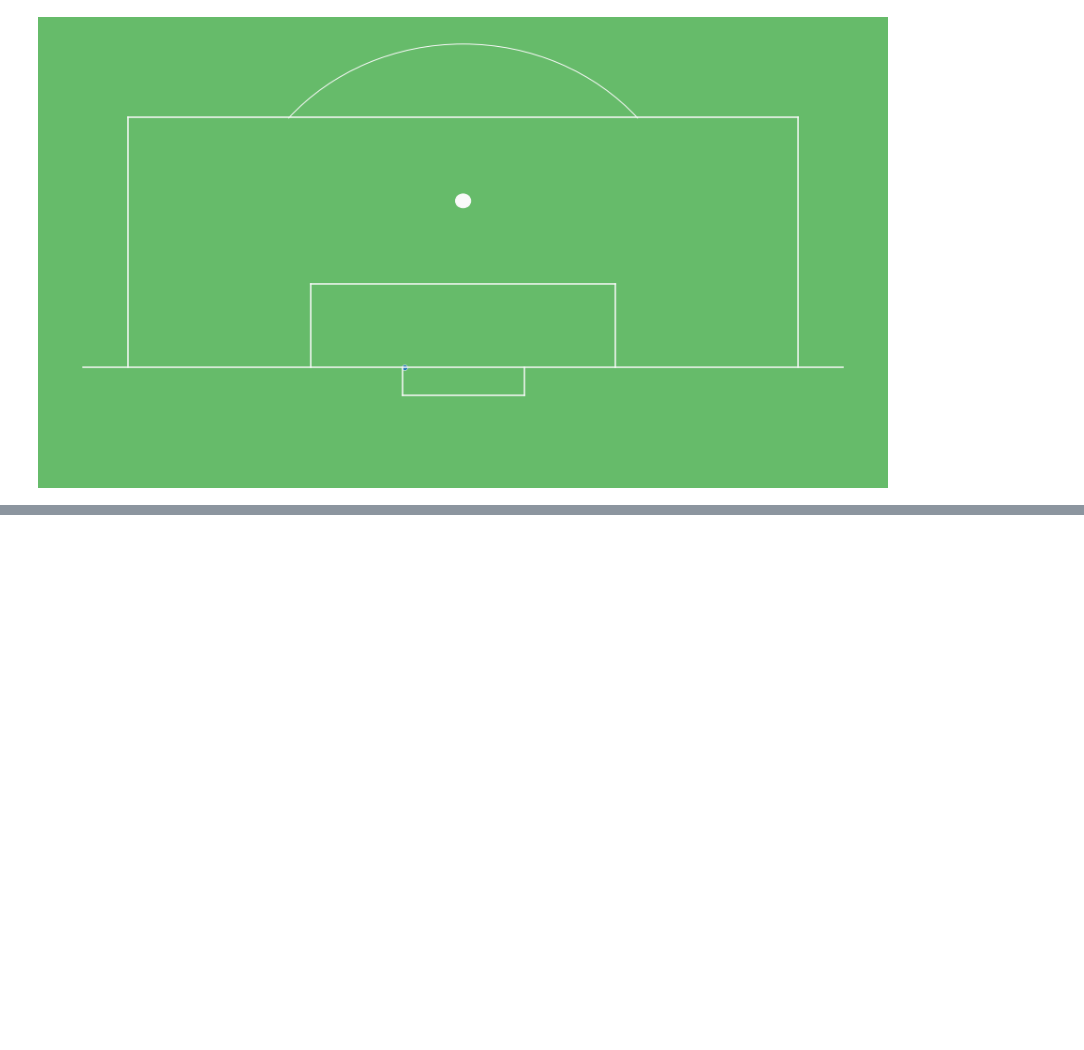
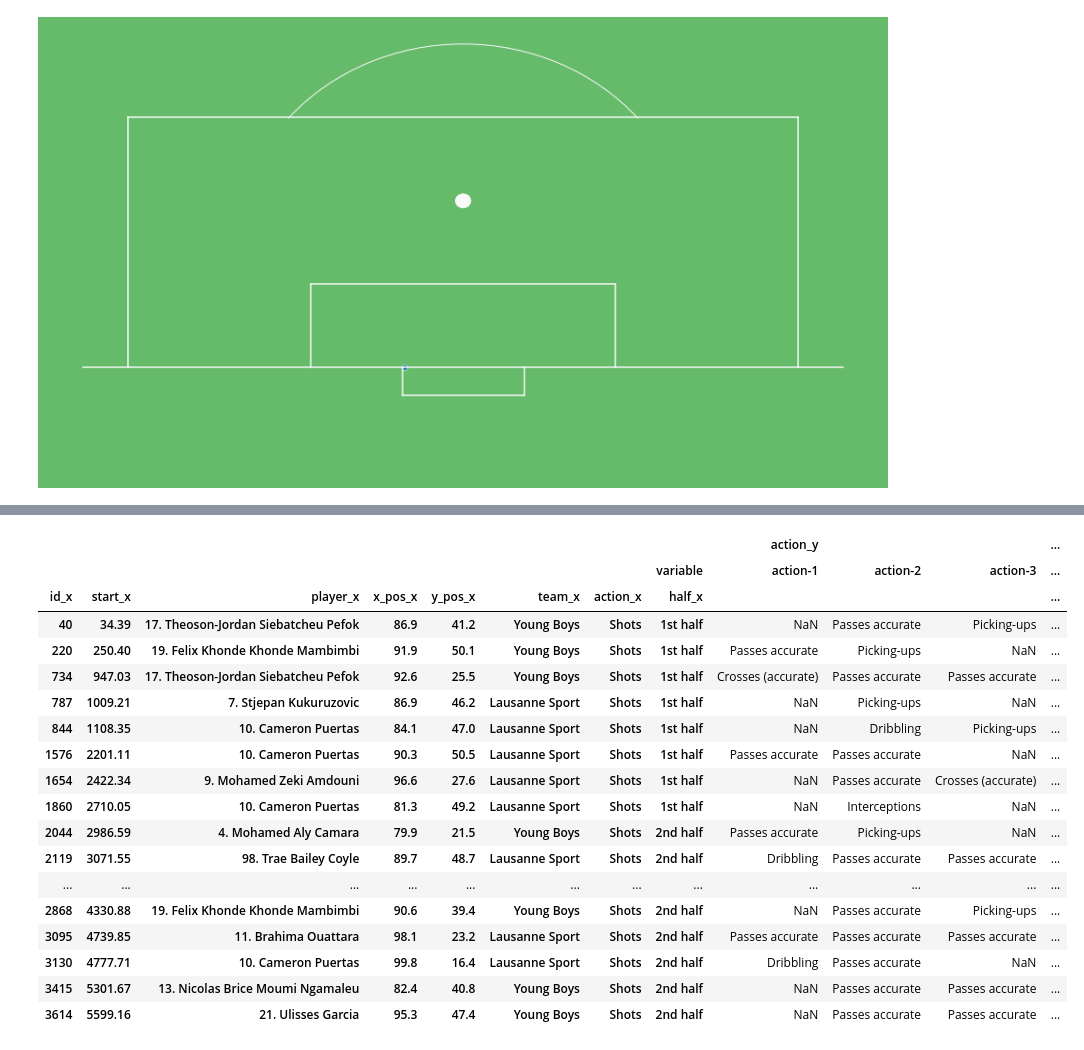
Before and after one commit to keepertrainer78698/youth-base, a Jupyter notebook: goalkeeping/int-goalkeeping/events.ipynb, the cells around one changed output, grey strips where cells are left out. Cells and saved outputs as stored; diff of their text form; code cells hidden in the pictures; blank space fills up the shorter version.

```diff
--- a/goalkeeping/int-goalkeeping/events.ipynb
+++ b/goalkeeping/int-goalkeeping/events.ipynb
@@ -309,0 +492,31 @@ sns.scatterplot(data=sample, x='final_x', y='final_y')
+# %%
+last_pass = merge_box_passes[(merge_box_passes.action_x == 'Shots') & (merge_box_passes.team_x == merge_box_passes.team_y) &
+(merge_box_passes.action_y.isin(['Passes accurate', 'Crosses (accurate)', 'Dribbling', 'Interceptions', 'Picking-ups'])) & (merge_box_passes['time_diff'] > 0)]
+#last_pass = merge_box_passes[(merge_box_passes.action_x.isin(['Shots', 'Goals'])) & (merge_box_passes.team_x == merge_box_passes.team_y)].sort_values('id_x')
+last_pass.pivot(index=last_pass.iloc[:,:8], columns='variable', values=['action_y', 'player_y', 'time_diff'])
+#last_pass.head()
+#last_pass.iloc[:5,8:]
+#merge_box_passes[(merge_box_passes.player_x == '16. Christian Fassnacht') & (merge_box_passes.player_y == '16. Christian Fassnacht')]
+#merge_box_passes[merge_box_passes.action_x == 'Goals']
+#df.loc[0:50]
+#df.loc[2390:2412]
+# %% [output]
+|  |  |  |  |  |  |  |  | action_y |  |  | ... |
+|  |  |  |  |  |  |  | variable | action-1 | action-2 | action-3 | ... |
+| id_x | start_x | player_x | x_pos_x | y_pos_x | team_x | action_x | half_x |  |  |  | ... |
+| 40 | 34.39 | 17. Theoson-Jordan Siebatcheu Pefok | 86.9 | 41.2 | Young Boys | Shots | 1st half | NaN | Passes accurate | Picking-ups | ... |
+| 220 | 250.40 | 19. Felix Khonde Khonde Mambimbi | 91.9 | 50.1 | Young Boys | Shots | 1st half | Passes accurate | Picking-ups | NaN | ... |
+| 734 | 947.03 | 17. Theoson-Jordan Siebatcheu Pefok | 92.6 | 25.5 | Young Boys | Shots | 1st half | Crosses (accurate) | Passes accurate | Passes accurate | ... |
+| 787 | 1009.21 | 7. Stjepan Kukuruzovic | 86.9 | 46.2 | Lausanne Sport | Shots | 1st half | NaN | Picking-ups | NaN | ... |
+| 844 | 1108.35 | 10. Cameron Puertas | 84.1 | 47.0 | Lausanne Sport | Shots | 1st half | NaN | Dribbling | Picking-ups | ... |
+| 1576 | 2201.11 | 10. Cameron Puertas | 90.3 | 50.5 | Lausanne Sport | Shots | 1st half | Passes accurate | Passes accurate | NaN | ... |
+| 1654 | 2422.34 | 9. Mohamed Zeki Amdouni | 96.6 | 27.6 | Lausanne Sport | Shots | 1st half | NaN | Passes accurate | Crosses (accurate) | ... |
+| 1860 | 2710.05 | 10. Cameron Puertas | 81.3 | 49.2 | Lausanne Sport | Shots | 1st half | NaN | Interceptions | NaN | ... |
+| 2044 | 2986.59 | 4. Mohamed Aly Camara | 79.9 | 21.5 | Young Boys | Shots | 2nd half | Passes accurate | Picking-ups | NaN | ... |
+| 2119 | 3071.55 | 98. Trae Bailey Coyle | 89.7 | 48.7 | Lausanne Sport | Shots | 2nd half | Dribbling | Passes accurate | Passes accurate | ... |
+| ... | ... | ... | ... | ... | ... | ... | ... | ... | ... | ... | ... |
+| 2868 | 4330.88 | 19. Felix Khonde Khonde Mambimbi | 90.6 | 39.4 | Young Boys | Shots | 2nd half | NaN | Passes accurate | Picking-ups | ... |
+| 3095 | 4739.85 | 11. Brahima Ouattara | 98.1 | 23.2 | Lausanne Sport | Shots | 2nd half | Passes accurate | Passes accurate | Passes accurate | ... |
+| 3130 | 4777.71 | 10. Cameron Puertas | 99.8 | 16.4 | Lausanne Sport | Shots | 2nd half | Dribbling | Passes accurate | NaN | ... |
+| 3415 | 5301.67 | 13. Nicolas Brice Moumi Ngamaleu | 82.4 | 40.8 | Young Boys | Shots | 2nd half | NaN | Passes accurate | Passes accurate | ... |
+| 3614 | 5599.16 | 21. Ulisses Garcia | 95.3 | 47.4 | Young Boys | Shots | 2nd half | NaN | Passes accurate | Passes accurate | ... |
```
Also changed, not shown: parts of 14 cells of this notebook, 1 other file.
